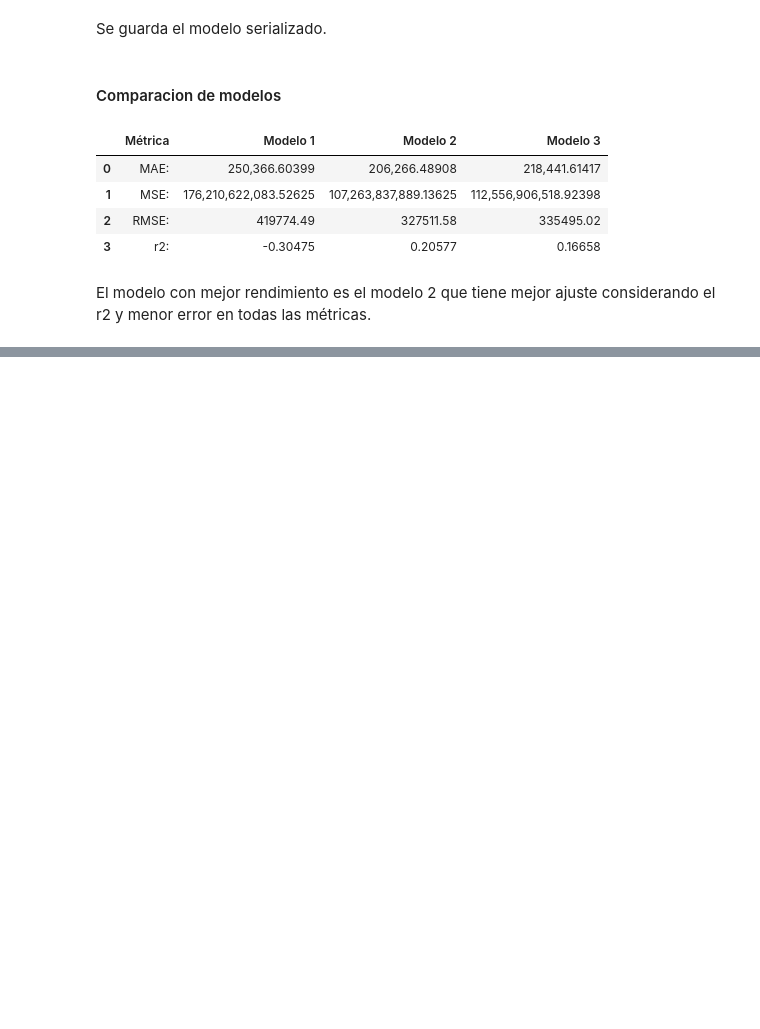
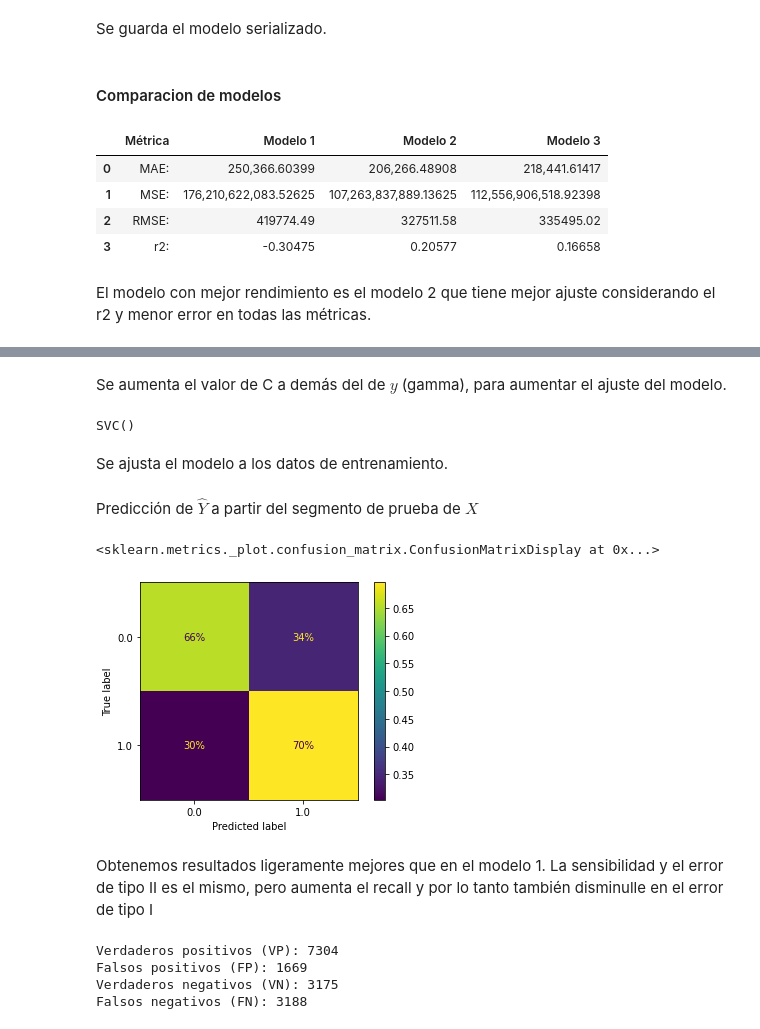
Before and after one commit to dar-rojas/MachineLearning-003D, a Jupyter notebook: modelling.ipynb, the cells around one changed output, grey strips where cells are left out. Cells and saved outputs as stored; diff of their text form; code cells hidden in the pictures; blank space fills up the shorter version.

```diff
--- a/modelling.ipynb
+++ b/modelling.ipynb
@@ -359,0 +589,5 @@ El modelo con mejor rendimiento es el modelo 2 que tiene mejor ajuste consideran
+# %%
+# se calcula el valor de gamma por defecto al usar hiperparametro gamma='scale'
+n_features = X.shape[1]
+default_gamma = 1 / (n_features * X.to_numpy().var())
+new_gamma = default_gamma*3
@@ -359,0 +596,39 @@ El modelo con mejor rendimiento es el modelo 2 que tiene mejor ajuste consideran
+# %%
+from cuml.svm import SVC
+svc_3 = SVC(class_weight='balanced', gamma=new_gamma, C=5, output_type='pandas', random_state=123) # disminuimos gamma respecto al modelo 2 y aumentamos respecto al 3 y aumentamos C
+# %% [markdown]
+Se aumenta el valor de C a demás del de $y$ (gamma), para aumentar el ajuste del modelo.
+# %%
+svc_3.fit(Xtrain, Ytrain)
+# %% [output]
+SVC()
+# %% [markdown]
+Se ajusta el modelo a los datos de entrenamiento.
+# %%
+# predicciond de Y hat
+Y_hat = svc_3.predict(Xtest)
+# %% [markdown]
+Predicción de $\hat{Y}$ a partir del segmento de prueba de $X$
+# %%
+from sklearn.metrics import confusion_matrix
+from sklearn.metrics import ConfusionMatrixDisplay
+
+#Matriz de Confusion
+matriz = confusion_matrix(Ytest_pd, Y_hat)
+ConfusionMatrixDisplay.from_predictions(Ytest_pd, Y_hat, display_labels=svc_3.classes_, normalize='true', values_format='.0%')
+# %% [output]
+<sklearn.metrics._plot.confusion_matrix.ConfusionMatrixDisplay at 0x...>
+[figure, added]
+# %% [markdown]
+Obtenemos resultados ligeramente mejores que en el modelo 1. La sensibilidad y el error de tipo II es el mismo, pero aumenta el recall y por lo tanto también disminulle en el error de tipo I
+# %%
+VN, FP, FN, VP = matriz.ravel()
+print(f'Verdaderos positivos (VP): {VP}')
+print(f'Falsos positivos (FP): {FP}')
+print(f'Verdaderos negativos (VN): {VN}')
+print(f'Falsos negativos (FN): {FN}')
+# %% [output]
+Verdaderos positivos (VP): 7304
+Falsos positivos (FP): 1669
+Verdaderos negativos (VN): 3175
+Falsos negativos (FN): 3188
```
Also changed, not shown: parts of 73 cells of this notebook, 4 other files.
